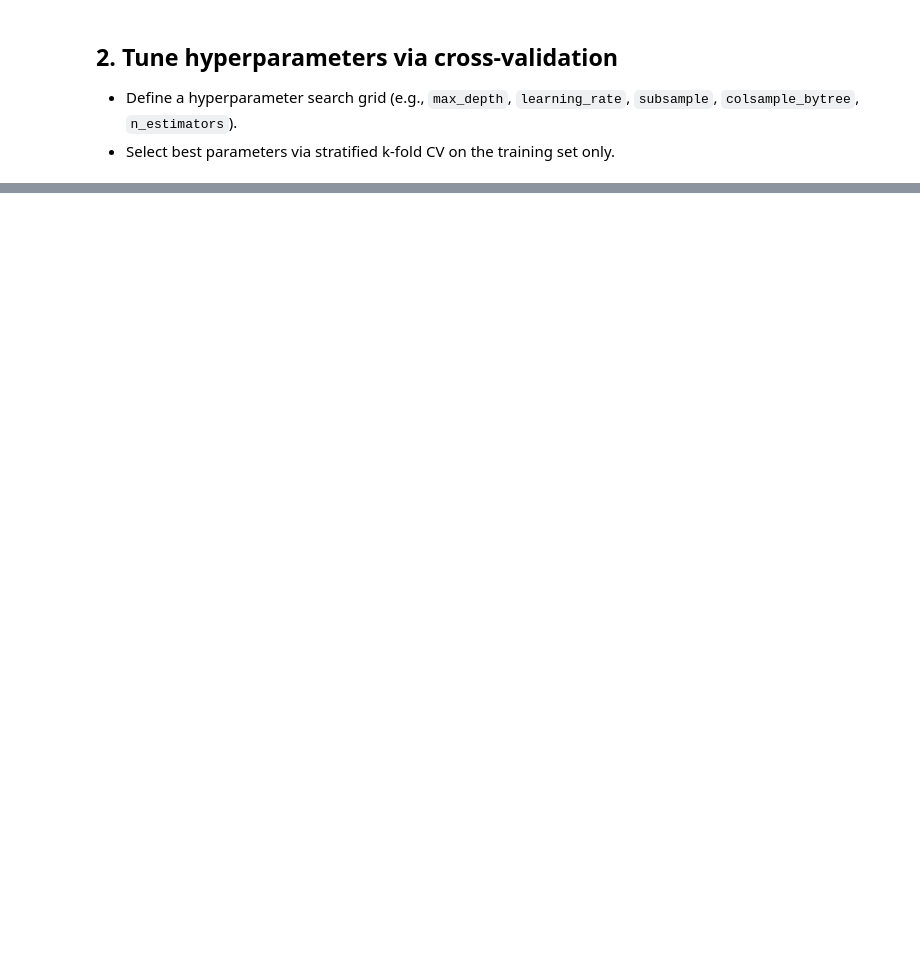
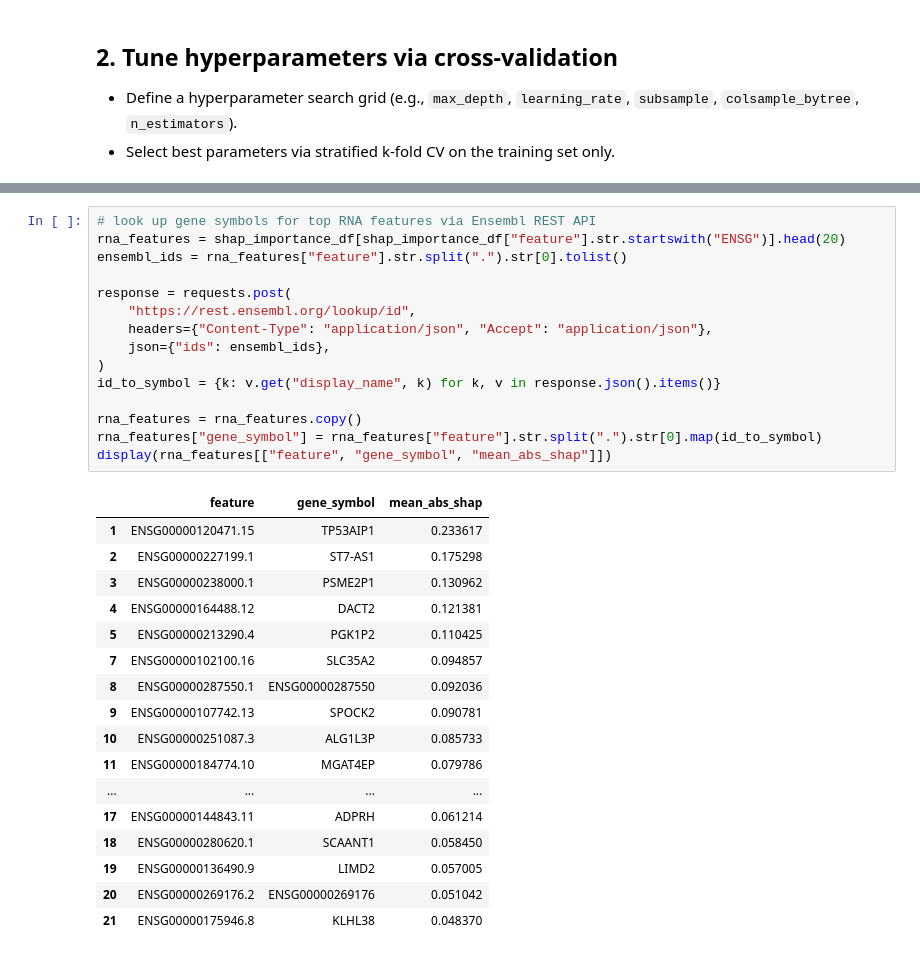
Before and after one commit to dpolioudakis/tcga-multimodal-survival, a Jupyter notebook: notebooks/07_train_xgboost.ipynb, the cells around one changed output, grey strips where cells are left out. Drawn from its saved outputs; the diff is of its cells as text; blank space fills up the shorter version.

```diff
--- a/notebooks/07_train_xgboost.ipynb
+++ b/notebooks/07_train_xgboost.ipynb
@@ -195,0 +397,33 @@ Fitting 5 folds for each of 30 candidates, totalling 150 fits
+# %%
+# look up gene symbols for top RNA features via Ensembl REST API
+rna_features = shap_importance_df[shap_importance_df["feature"].str.startswith("ENSG")].head(20)
+ensembl_ids = rna_features["feature"].str.split(".").str[0].tolist()
+
+response = requests.post(
+    "https://rest.ensembl.org/lookup/id",
+    headers={"Content-Type": "application/json", "Accept": "application/json"},
+    json={"ids": ensembl_ids},
+)
+id_to_symbol = {k: v.get("display_name", k) for k, v in response.json().items()}
+
+rna_features = rna_features.copy()
+rna_features["gene_symbol"] = rna_features["feature"].str.split(".").str[0].map(id_to_symbol)
+display(rna_features[["feature", "gene_symbol", "mean_abs_shap"]])
+# %% [output]
+|  | feature | gene_symbol | mean_abs_shap |
+| 1 | ENSG00000120471.15 | TP53AIP1 | 0.233617 |
+| 2 | ENSG00000227199.1 | ST7-AS1 | 0.175298 |
+| 3 | ENSG00000238000.1 | PSME2P1 | 0.130962 |
+| 4 | ENSG00000164488.12 | DACT2 | 0.121381 |
+| 5 | ENSG00000213290.4 | PGK1P2 | 0.110425 |
+| 7 | ENSG00000102100.16 | SLC35A2 | 0.094857 |
+| 8 | ENSG00000287550.1 | ENSG00000287550 | 0.092036 |
+| 9 | ENSG00000107742.13 | SPOCK2 | 0.090781 |
+| 10 | ENSG00000251087.3 | ALG1L3P | 0.085733 |
+| 11 | ENSG00000184774.10 | MGAT4EP | 0.079786 |
+| ... | ... | ... | ... |
+| 17 | ENSG00000144843.11 | ADPRH | 0.061214 |
+| 18 | ENSG00000280620.1 | SCAANT1 | 0.058450 |
+| 19 | ENSG00000136490.9 | LIMD2 | 0.057005 |
+| 20 | ENSG00000269176.2 | ENSG00000269176 | 0.051042 |
+| 21 | ENSG00000175946.8 | KLHL38 | 0.048370 |
```
Also changed, not shown: parts of 23 cells of this notebook, 6 other files.
